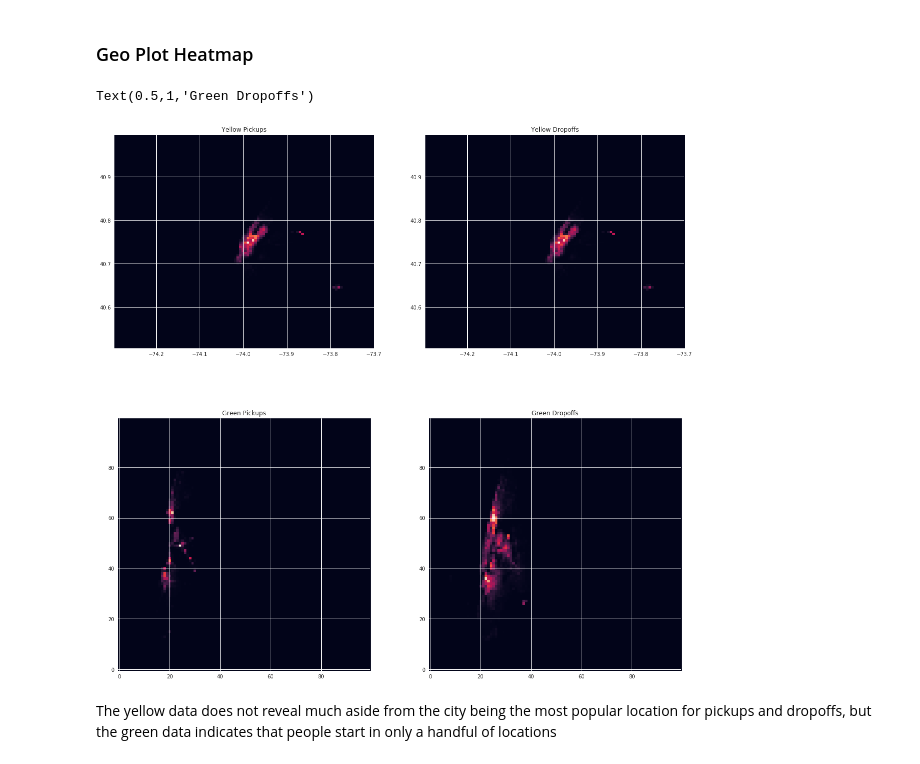
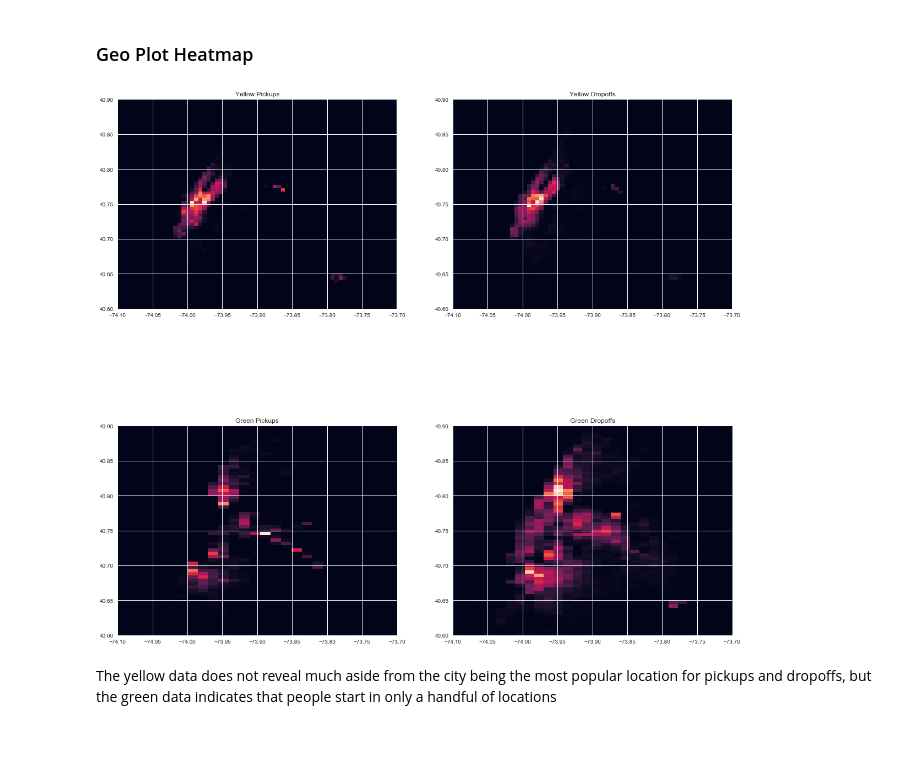
Before and after one commit to agentturbo1/Crazy-Taxi-IRL, a Jupyter notebook: Milestone, Exploration and Data Acquisition.ipynb, the cells around one changed output. Drawn from its saved outputs; the diff is of its cells as text; code cells hidden in the pictures.

Commit message:
fixed 2d histograms

```diff
--- a/Milestone, Exploration and Data Acquisition.ipynb
+++ b/Milestone, Exploration and Data Acquisition.ipynb
@@ -461,35 +463,43 @@ for ax in fig.axes:
 ### Geo Plot Heatmap
 # %%
 heat_yp, xedges_yp, yedges_yp = np.histogram2d(yellow_data['pickup_longitude'], yellow_data['pickup_latitude'], bins=100)
-heat_yd, xedges_yd, yedges_yd = np.histogram2d(yellow_data['pickup_longitude'], yellow_data['pickup_latitude'], bins=100)
+heat_yd, xedges_yd, yedges_yd = np.histogram2d(yellow_data['dropoff_longitude'], yellow_data['dropoff_latitude'], bins=100)
 heat_gp, xedges_gp, yedges_gp = np.histogram2d(green_data['Pickup_longitude'], green_data['Pickup_latitude'], bins=100)
 heat_gd, xedges_gd, yedges_gd = np.histogram2d(green_data['Dropoff_longitude'], green_data['Dropoff_latitude'], bins=100)
 
 extent_yp = [xedges_yp[0], xedges_yp[-1], yedges_yp[0], yedges_yp[-1]]
 extent_yd = [xedges_yd[0], xedges_yd[-1], yedges_yd[0], yedges_yd[-1]]
 extent_gp = [xedges_gp[0], xedges_gp[-1], yedges_gp[0], yedges_gp[-1]]
 extent_gd = [xedges_gd[0], xedges_gd[-1], yedges_gd[0], yedges_gd[-1]]
 
 fig1 = plt.figure(figsize = (20,20))
 fig1.add_subplot(2,2,1)
 #heat_yp = sns.jointplot(yellow_data['pickup_longitude'],yellow_data['pickup_latitude'], kind = 'hex')
 plt.imshow(heat_yp.T, extent = extent_yp, origin='lower')
 plt.title('Yellow Pickups')
+#plt.colorbar()
 
 fig1.add_subplot(2,2,2)
 plt.imshow(heat_yd.T, extent = extent_yd, origin='lower')
 plt.title('Yellow Dropoffs')
+#plt.colorbar()
 
 fig1.add_subplot(2,2,3)
-plt.imshow(heat_gp.T, origin='lower')
+plt.imshow(heat_gp.T, extent = extent_gp ,origin='lower')
 plt.title('Green Pickups')
+#plt.colorbar()
 
 fig1.add_subplot(2,2,4)
-plt.imshow(heat_gd.T, origin='lower')
+plt.imshow(heat_gd.T, extent = extent_gd, origin='lower')
 plt.title('Green Dropoffs')
+#plt.colorbar()
+
+for ax in fig1.axes:
+    ax.set_xlim(left=-74.1, right=-73.7)
+    ax.set_ylim(bottom=40.6, top=40.9)
+    ax.set_aspect('equal')
 # %% [output]
-Text(0.5,1,'Green Dropoffs')
-[figure, old version]
+[figure, new version]
 # %% [markdown]
 The yellow data does not reveal much aside from the city being the most popular location for pickups and dropoffs, but the green data indicates that people start in only a handful of locations
 # %% [markdown]
```
Also changed, not shown: parts of 12 cells of this notebook, 1 other file.
